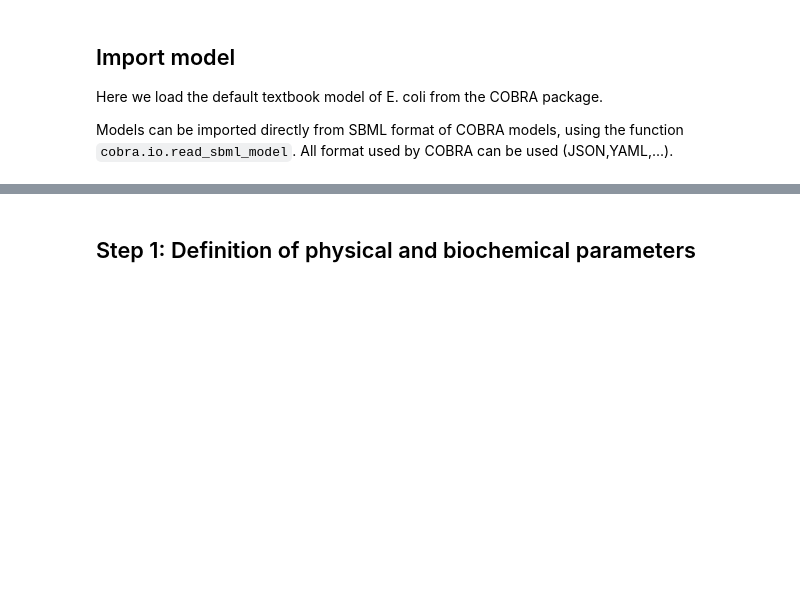
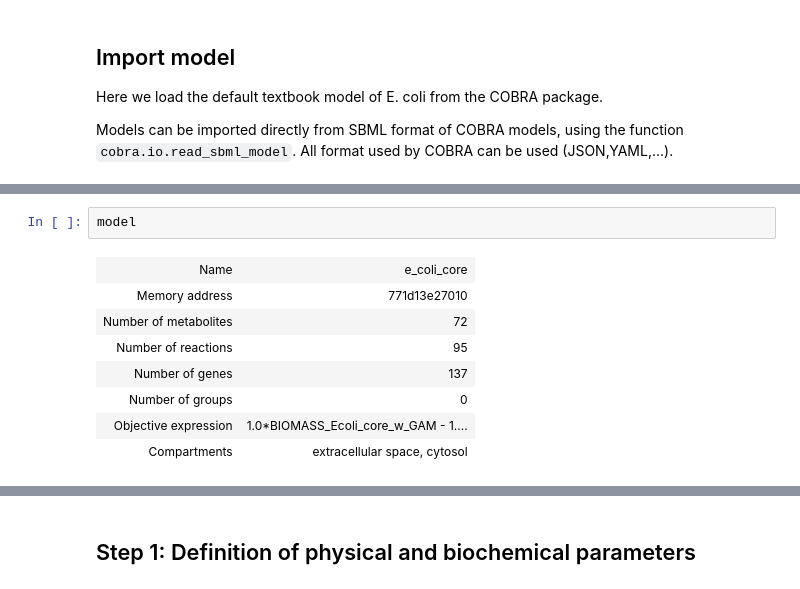
Before and after one commit to molecular-systems-biology/thermo-flux, a Jupyter notebook: examples/ecoli/textbook/Ecoli_example_textbook.ipynb, the cells around one changed output, grey strips where cells are left out. Drawn from its saved outputs; the diff is of its cells as text; blank space fills up the shorter version.

```diff
--- a/examples/ecoli/textbook/Ecoli_example_textbook.ipynb
+++ b/examples/ecoli/textbook/Ecoli_example_textbook.ipynb
@@ -35,3 +36,14 @@ added reaction:  biomass_ce: biomass_c <=> biomass_e
 added reaction:  biomass_EX: biomass_e <=>
 added reaction:  charge_ce: charge_e <=> charge_c
 added reaction:  EX_charge: charge_e <=>
+# %%
+model
+# %% [output]
+| Name | e_coli_core |
+| Memory address | 771d13e27010 |
+| Number of metabolites | 72 |
+| Number of reactions | 95 |
+| Number of genes | 137 |
+| Number of groups | 0 |
+| Objective expression | 1.0*BIOMASS_Ecoli_core_w_GAM - 1.... |
+| Compartments | extracellular space, cytosol |
```
Also changed, not shown: parts of 2 cells of this notebook, 5 other files.
